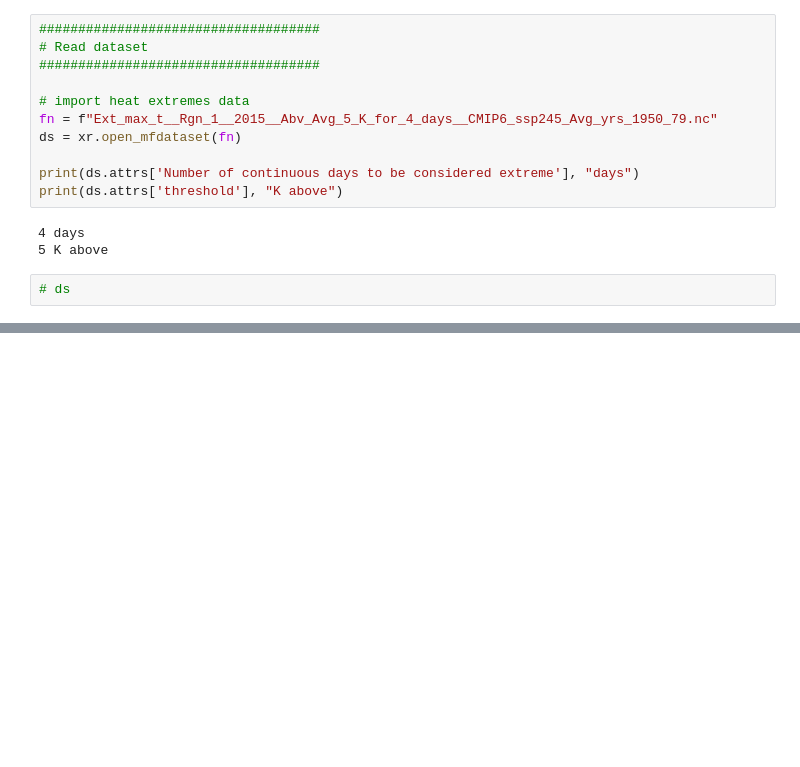
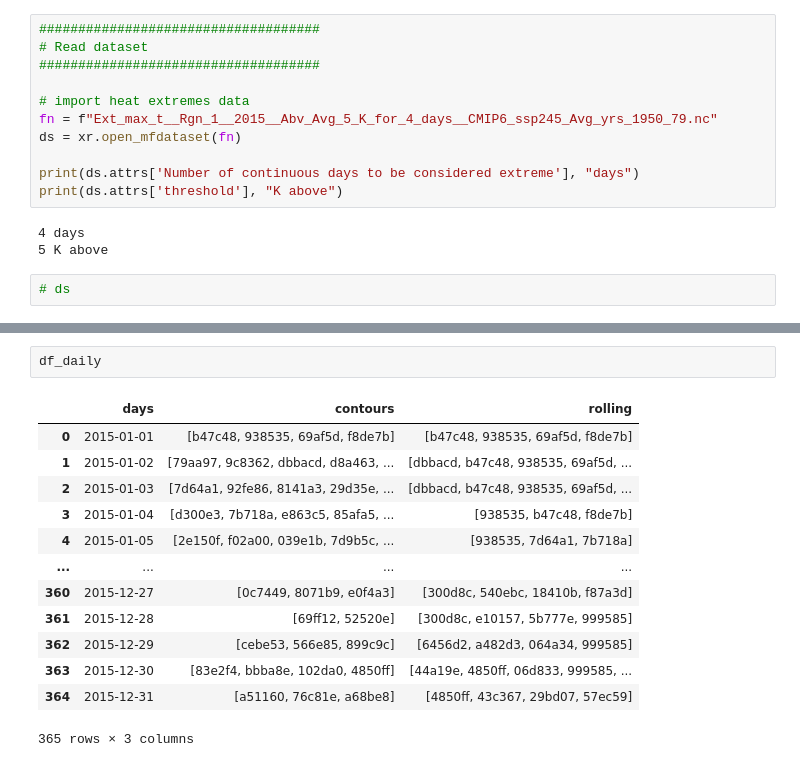
Before and after one commit to KorayKinik/heat-extremes-CMIP6, a Jupyter notebook: koray/bounding_contours.ipynb, the cells around one changed output, grey strips where cells are left out. Cells and saved outputs as stored; diff of their text form; blank space fills up the shorter version.

```diff
--- a/koray/bounding_contours.ipynb
+++ b/koray/bounding_contours.ipynb
@@ -301,0 +289,16 @@ Wall time: 24.7 s
+# %%
+df_daily
+# %% [output]
+|  | days | contours | rolling |
+| 0 | 2015-01-01 | [b47c48, 938535, 69af5d, f8de7b] | [b47c48, 938535, 69af5d, f8de7b] |
+| 1 | 2015-01-02 | [79aa97, 9c8362, dbbacd, d8a463, ... | [dbbacd, b47c48, 938535, 69af5d, ... |
+| 2 | 2015-01-03 | [7d64a1, 92fe86, 8141a3, 29d35e, ... | [dbbacd, b47c48, 938535, 69af5d, ... |
+| 3 | 2015-01-04 | [d300e3, 7b718a, e863c5, 85afa5, ... | [938535, b47c48, f8de7b] |
+| 4 | 2015-01-05 | [2e150f, f02a00, 039e1b, 7d9b5c, ... | [938535, 7d64a1, 7b718a] |
+| ... | ... | ... | ... |
+| 360 | 2015-12-27 | [0c7449, 8071b9, e0f4a3] | [300d8c, 540ebc, 18410b, f87a3d] |
+| 361 | 2015-12-28 | [69ff12, 52520e] | [300d8c, e10157, 5b777e, 999585] |
+| 362 | 2015-12-29 | [cebe53, 566e85, 899c9c] | [6456d2, a482d3, 064a34, 999585] |
+| 363 | 2015-12-30 | [83e2f4, bbba8e, 102da0, 4850ff] | [44a19e, 4850ff, 06d833, 999585, ... |
+| 364 | 2015-12-31 | [a51160, 76c81e, a68be8] | [4850ff, 43c367, 29bd07, 57ec59] |
+365 rows × 3 columns
```
Also changed, not shown: parts of 6 cells of this notebook.
